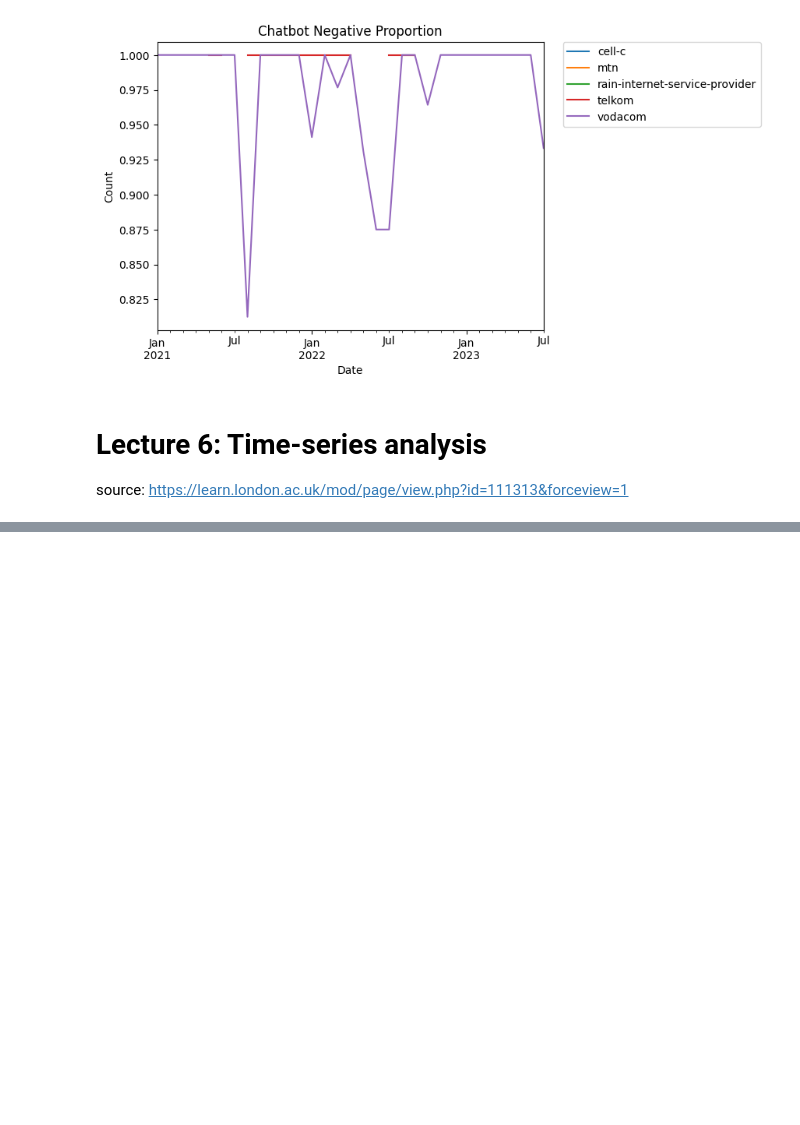
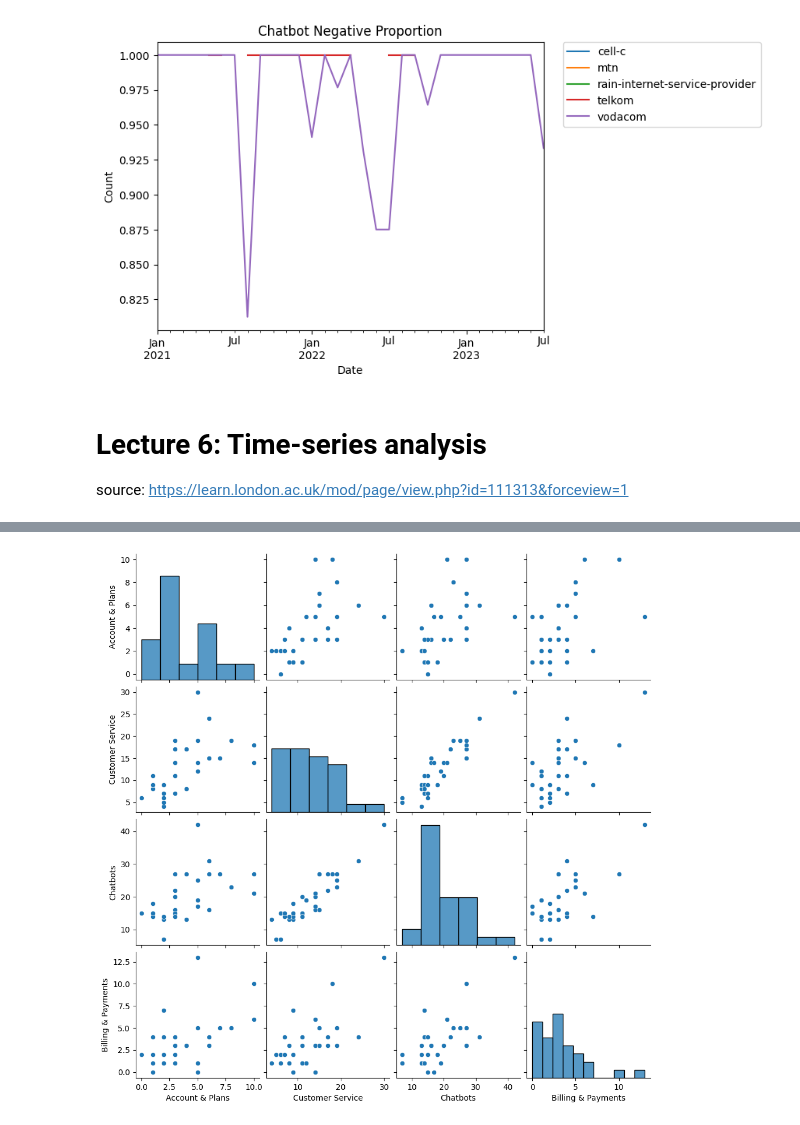
Before and after one commit to JohnnyFoulds/dsm050-2023-apr, a Jupyter notebook: notebooks/03_coursework/03-04_time_series.ipynb, the cells around one changed output, grey strips where cells are left out. Saved outputs shown, nothing was run; the diff lists cells and outputs as text; code cells hidden in the pictures; blank space fills up the shorter version.

Commit message:
Calculated some correlations

```diff
--- a/notebooks/03_coursework/03-04_time_series.ipynb
+++ b/notebooks/03_coursework/03-04_time_series.ipynb
@@ -1079,0 +1101,18 @@ source: https://learn.london.ac.uk/mod/page/view.php?id=111313&forceview=1
+# %%
+# Pivot table to create new dataframe with 'Negative' values for
+# each entity and date as columns
+df_pivot = pd.pivot_table(
+    data=df_hp_monthly['Negative'] \
+        .xs('vodacom', level='business_slug') \
+        .groupby(['created_at', 'entity']) \
+        .sum() \
+        .reset_index(),
+    index='created_at',
+    columns='entity',
+    values='Negative')
+
+# Calculate correlation matrix for columns
+corr_matrix = df_pivot.corr()
+
+# Print correlation matrix
+display(corr_matrix)
@@ -1079,0 +1129,18 @@ source: https://learn.london.ac.uk/mod/page/view.php?id=111313&forceview=1
+# %%
+# Calculate the average absolute correlations for each column
+avg_corr = corr_matrix.abs().mean().sort_values(ascending=False)
+
+# Get the top 3 columns
+top_cols = avg_corr.head(4).index.tolist()
+
+# Filter the dataframe to only include the top columns
+df_filtered = df_pivot[top_cols]
+
+# # display the correlations
+# display(df_filtered.corr())
+
+# Create a pairplot
+sns.pairplot(df_filtered)
+plt.show()
+# %% [output]
+[figure, added]
```
Also changed, not shown: parts of 5 cells of this notebook.
